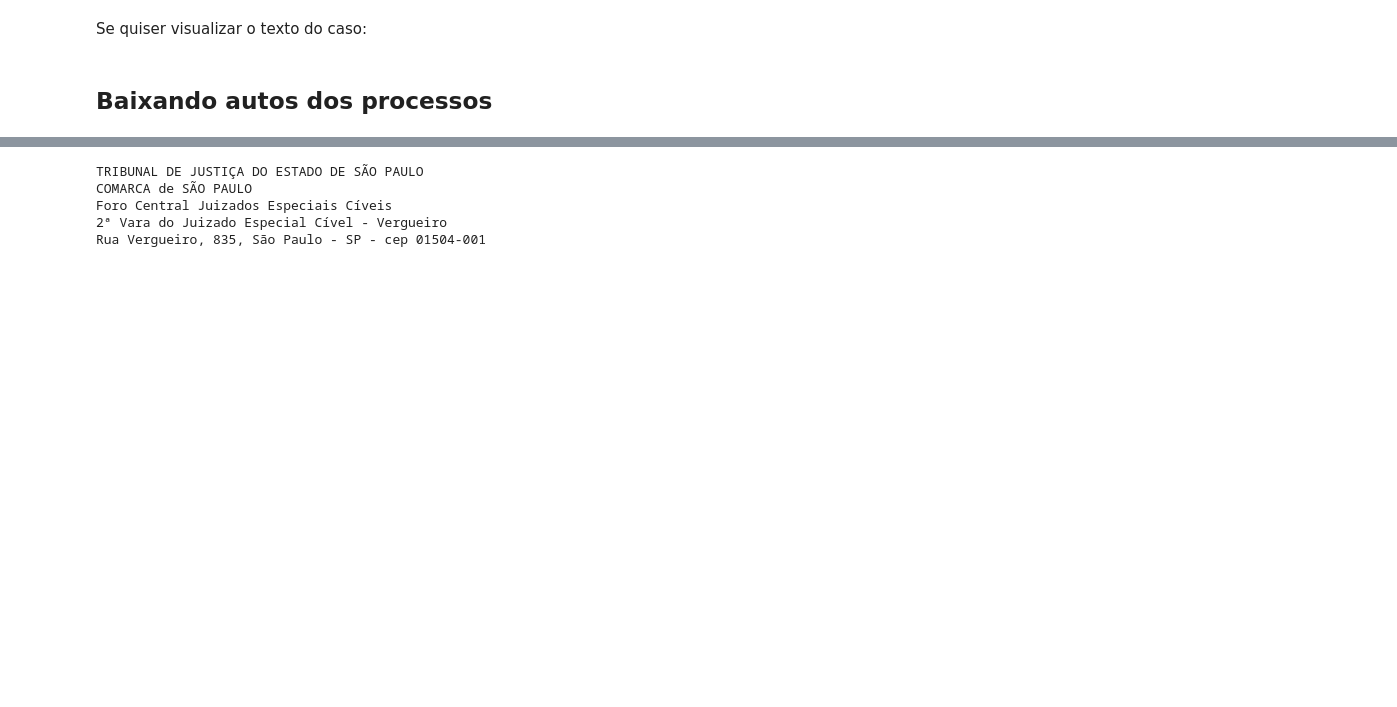
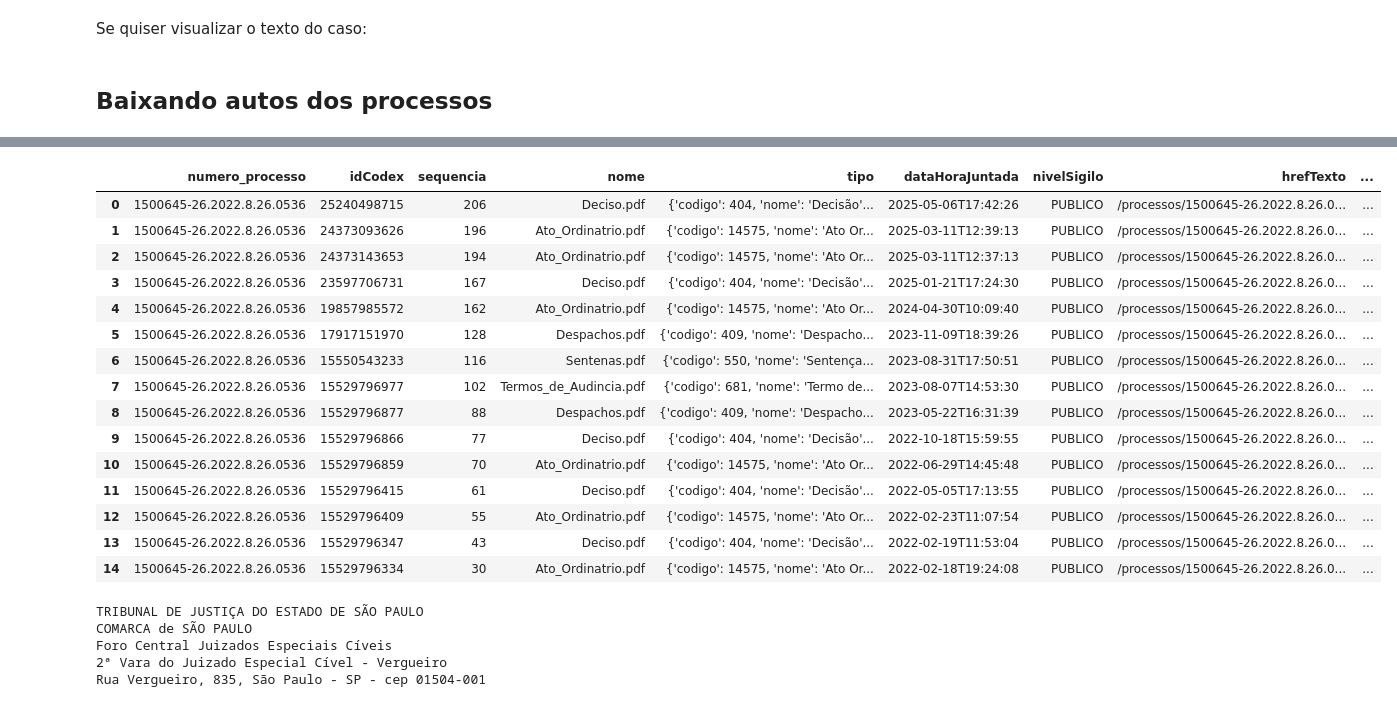
Before and after one commit to jtrecenti/juscraper, a Jupyter notebook: notebooks/jusbr.ipynb, the cells around one changed output, grey strips where cells are left out. Saved outputs shown, nothing was run; the diff lists cells and outputs as text; code cells hidden in the pictures; blank space fills up the shorter version.

```diff
--- a/notebooks/jusbr.ipynb
+++ b/notebooks/jusbr.ipynb
@@ -84,3 +87,22 @@ df_docs.head(3)
+# %%
+df_docs
+# %% [output]
+|  | numero_processo | idCodex | sequencia | nome | tipo | dataHoraJuntada | nivelSigilo | hrefTexto | ... |
+| 0 | 1500645-26.2022.8.26.0536 | 25240498715 | 206 | Deciso.pdf | {'codigo': 404, 'nome': 'Decisão'... | 2025-05-06T17:42:26 | PUBLICO | /processos/1500645-26.2022.8.26.0... | ... |
+| 1 | 1500645-26.2022.8.26.0536 | 24373093626 | 196 | Ato_Ordinatrio.pdf | {'codigo': 14575, 'nome': 'Ato Or... | 2025-03-11T12:39:13 | PUBLICO | /processos/1500645-26.2022.8.26.0... | ... |
+| 2 | 1500645-26.2022.8.26.0536 | 24373143653 | 194 | Ato_Ordinatrio.pdf | {'codigo': 14575, 'nome': 'Ato Or... | 2025-03-11T12:37:13 | PUBLICO | /processos/1500645-26.2022.8.26.0... | ... |
+| 3 | 1500645-26.2022.8.26.0536 | 23597706731 | 167 | Deciso.pdf | {'codigo': 404, 'nome': 'Decisão'... | 2025-01-21T17:24:30 | PUBLICO | /processos/1500645-26.2022.8.26.0... | ... |
+| 4 | 1500645-26.2022.8.26.0536 | 19857985572 | 162 | Ato_Ordinatrio.pdf | {'codigo': 14575, 'nome': 'Ato Or... | 2024-04-30T10:09:40 | PUBLICO | /processos/1500645-26.2022.8.26.0... | ... |
+| 5 | 1500645-26.2022.8.26.0536 | 17917151970 | 128 | Despachos.pdf | {'codigo': 409, 'nome': 'Despacho... | 2023-11-09T18:39:26 | PUBLICO | /processos/1500645-26.2022.8.26.0... | ... |
+| 6 | 1500645-26.2022.8.26.0536 | 15550543233 | 116 | Sentenas.pdf | {'codigo': 550, 'nome': 'Sentença... | 2023-08-31T17:50:51 | PUBLICO | /processos/1500645-26.2022.8.26.0... | ... |
+| 7 | 1500645-26.2022.8.26.0536 | 15529796977 | 102 | Termos_de_Audincia.pdf | {'codigo': 681, 'nome': 'Termo de... | 2023-08-07T14:53:30 | PUBLICO | /processos/1500645-26.2022.8.26.0... | ... |
+| 8 | 1500645-26.2022.8.26.0536 | 15529796877 | 88 | Despachos.pdf | {'codigo': 409, 'nome': 'Despacho... | 2023-05-22T16:31:39 | PUBLICO | /processos/1500645-26.2022.8.26.0... | ... |
+| 9 | 1500645-26.2022.8.26.0536 | 15529796866 | 77 | Deciso.pdf | {'codigo': 404, 'nome': 'Decisão'... | 2022-10-18T15:59:55 | PUBLICO | /processos/1500645-26.2022.8.26.0... | ... |
+| 10 | 1500645-26.2022.8.26.0536 | 15529796859 | 70 | Ato_Ordinatrio.pdf | {'codigo': 14575, 'nome': 'Ato Or... | 2022-06-29T14:45:48 | PUBLICO | /processos/1500645-26.2022.8.26.0... | ... |
+| 11 | 1500645-26.2022.8.26.0536 | 15529796415 | 61 | Deciso.pdf | {'codigo': 404, 'nome': 'Decisão'... | 2022-05-05T17:13:55 | PUBLICO | /processos/1500645-26.2022.8.26.0... | ... |
+| 12 | 1500645-26.2022.8.26.0536 | 15529796409 | 55 | Ato_Ordinatrio.pdf | {'codigo': 14575, 'nome': 'Ato Or... | 2022-02-23T11:07:54 | PUBLICO | /processos/1500645-26.2022.8.26.0... | ... |
+| 13 | 1500645-26.2022.8.26.0536 | 15529796347 | 43 | Deciso.pdf | {'codigo': 404, 'nome': 'Decisão'... | 2022-02-19T11:53:04 | PUBLICO | /processos/1500645-26.2022.8.26.0... | ... |
+| 14 | 1500645-26.2022.8.26.0536 | 15529796334 | 30 | Ato_Ordinatrio.pdf | {'codigo': 14575, 'nome': 'Ato Or... | 2022-02-18T19:24:08 | PUBLICO | /processos/1500645-26.2022.8.26.0... | ... |
 # %%
 print(df_docs['texto'][0][:200])
 # %% [output]
```
Also changed, not shown: parts of 4 cells of this notebook, 4 other files.
